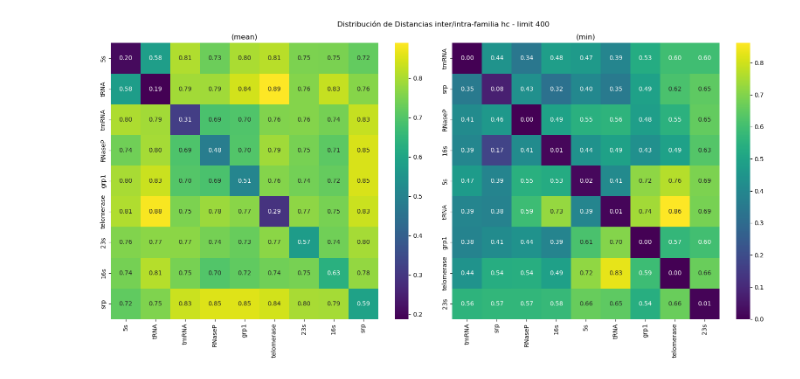
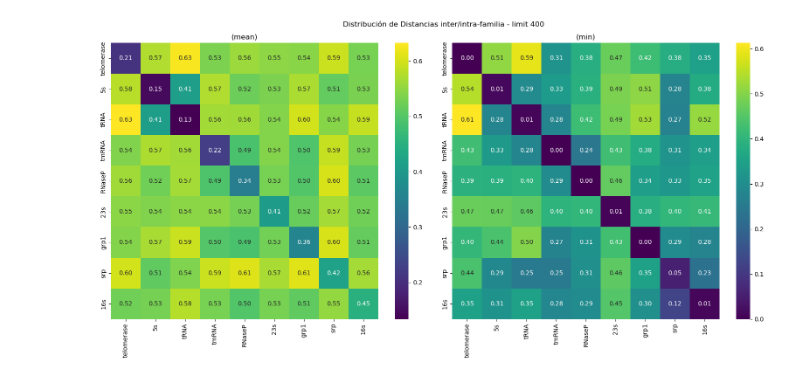
Before and after one commit to Gisch97/RNA-analysis, a Jupyter notebook: DataAnalysis/ArchiveII_seq-struc_similarity/clustering/Struc_dist_filtered_inter.ipynb, the cells around one changed output. Saved outputs shown, nothing was run; the diff lists cells and outputs as text; code cells hidden in the pictures.

```diff
--- a/DataAnalysis/ArchiveII_seq-struc_similarity/clustering/Struc_dist_filtered_inter.ipynb
+++ b/DataAnalysis/ArchiveII_seq-struc_similarity/clustering/Struc_dist_filtered_inter.ipynb
@@ -5,12 +5,17 @@ import seaborn as sns
 import matplotlib.pyplot as plt
 import rna_utils as ru
 
-DIST_PATH = "../../data/rnadist_f_all.h5"
+DATA_PATH    = "/home/gkulemeyer/Documents/Repos/RNA-analysis/DataAnalysis/data/"
 
-META_PATH = "../../data/sources/ArchiveII_with_prob_and_motiv.csv"
-META200_PATH = "/home/gkulemeyer/Documents/Repos/RNA-analysis/DataAnalysis/data/filtered_dataset/ArchiveII_hclus_200.csv"
-META400_PATH = "/home/gkulemeyer/Documents/Repos/RNA-analysis/DataAnalysis/data/filtered_dataset/ArchiveII_hclus_400.csv"
+DIST_PATH    = DATA_PATH + "rnadist_f_all.h5"
+dist100_PATH = DATA_PATH + "hc_filtered100.h5"
+dist200_PATH = DATA_PATH + "hc_filtered200.h5"
+dist400_PATH = DATA_PATH + "hc_filtered400.h5"
+META_PATH    = DATA_PATH + "sources/ArchiveII_with_prob_and_motiv.csv"
 # %%
 dist, meta = ru.load_and_align(corr_path=DIST_PATH, meta_path=META_PATH)
-dist200, meta200 = ru.load_and_align(corr_path=DIST_PATH, meta_path=META200_PATH)
-dist400, meta400 = ru.load_and_align(corr_path=DIST_PATH, meta_path=META400_PATH)
+dist100, meta100 = ru.load_and_align(corr_path=dist100_PATH, meta_path=META_PATH)
+dist200, meta200 = ru.load_and_align(corr_path=dist200_PATH, meta_path=META_PATH)
+dist400, meta400 = ru.load_and_align(corr_path=dist400_PATH, meta_path=META_PATH)
+
+print(meta400.groupby("fam")["sequence"].count())
@@ -344,15 +395,13 @@ dfff_sorted_min = ru.order_matrix(df_sorted_min)
 # %%
 fig, ax = plt.subplots(1, 2, figsize=(16, 8))
 
-sns.heatmap(dfff, annot=True, fmt=".2f", cmap="viridis", ax=ax[0])
-sns.heatmap(dfff_sorted_min, annot=True, fmt=".2f", cmap="viridis", ax=ax[1])
-
-
+sns.heatmap(df_sorted_mean_400, annot=True, fmt=".2f", cmap="viridis", ax=ax[0])
+sns.heatmap(df_sorted_min_400, annot=True, fmt=".2f", cmap="viridis", ax=ax[1])
 ax[0].set_title("(mean)")
 ax[1].set_title("(min)")
-fig.suptitle("Distribución de Distancias inter/intra-familia hc - limit 400")
+fig.suptitle("Distribución de Distancias inter/intra-familia - limit 400")
 
 fig.tight_layout()
 plt.show()
 # %% [output]
-[figure, old version]
+[figure, new version]
```
Also changed, not shown: parts of 21 cells of this notebook, 47 other files.
